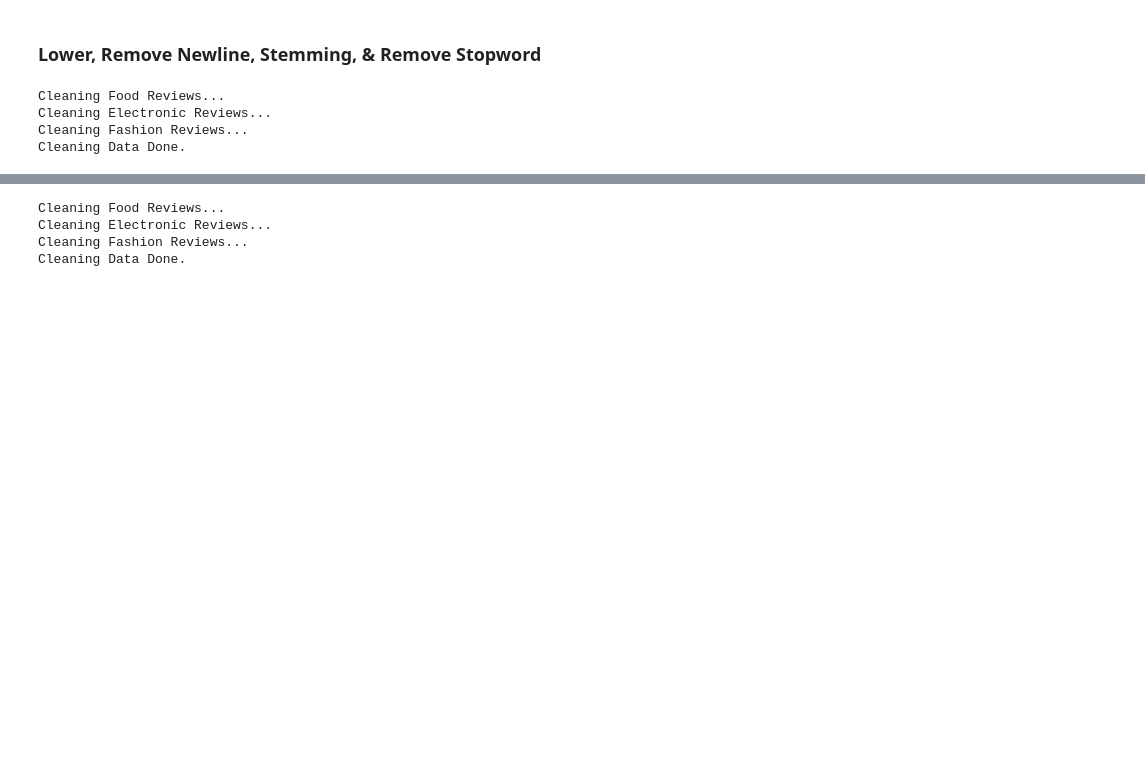
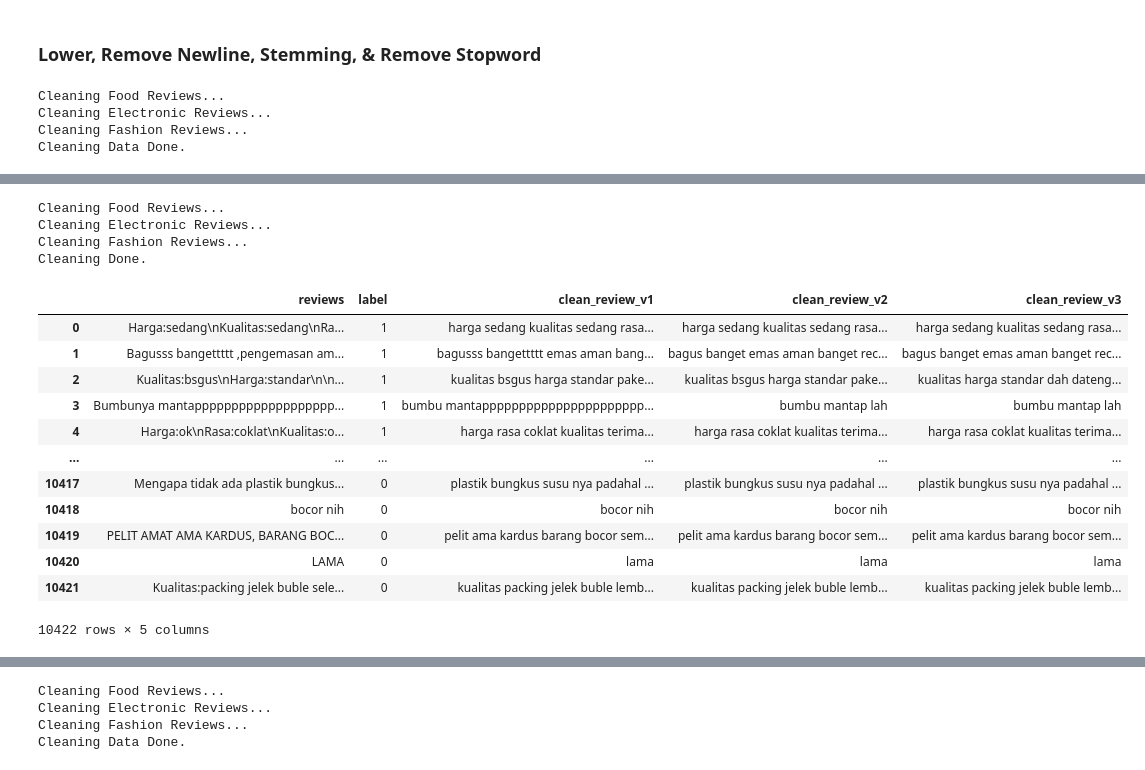
Before and after one commit to taqiyyaghazi/product-reviews-sentiment-analysis, a Jupyter notebook: notebooks/3-cleaning-data.ipynb, the cells around one changed output, grey strips where cells are left out. Cells and saved outputs as stored; diff of their text form; code cells hidden in the pictures; blank space fills up the shorter version.

```diff
--- a/notebooks/3-cleaning-data.ipynb
+++ b/notebooks/3-cleaning-data.ipynb
@@ -73,0 +119,14 @@ df_fashion.to_csv('../data/interim/1_fashion_cleaned_v1.csv', index = False)
+# %%
+def count_word(df):
+    counter = df.clean_review_v2.str.split(expand=True).stack().value_counts().reset_index()
+    counter.columns = ['Word', 'Frequency']
+    return counter
+# %%
+df_food_freq = count_word(df_food_v1)
+food_freq_mino = list(df_food_freq[df_food_freq['Frequency'] <= 3]['Word'])
+
+df_electronic_freq = count_word(df_electronic_v1)
+electronic_freq_mino = list(df_electronic_freq[df_electronic_freq['Frequency'] <= 3]['Word'])
+
+df_fashion_freq = count_word(df_fashion_v1)
+fashion_freq_mino = list(df_fashion_freq[df_fashion_freq['Frequency'] <= 3]['Word'])
@@ -73,0 +160,29 @@ df_fashion.to_csv('../data/interim/1_fashion_cleaned_v1.csv', index = False)
+# %%
+print('Cleaning Food Reviews...')
+df_food_v1 = clean_text_3(df_food_v1, food_freq_mino)
+print('Cleaning Electronic Reviews...')
+df_electronic_v1 = clean_text_3(df_electronic_v1, electronic_freq_mino)
+print('Cleaning Fashion Reviews...')
+df_fashion_v1 = clean_text_3(df_fashion_v1, fashion_freq_mino)
+print('Cleaning Done.')
+# %% [output]
+Cleaning Food Reviews...
+Cleaning Electronic Reviews...
+Cleaning Fashion Reviews...
+Cleaning Done.
+# %%
+df_food_v1
+# %% [output]
+|  | reviews | label | clean_review_v1 | clean_review_v2 | clean_review_v3 |
+| 0 | Harga:sedang\nKualitas:sedang\nRa... | 1 | harga sedang kualitas sedang rasa... | harga sedang kualitas sedang rasa... | harga sedang kualitas sedang rasa... |
+| 1 | Bagusss bangettttt ,pengemasan am... | 1 | bagusss bangettttt emas aman bang... | bagus banget emas aman banget rec... | bagus banget emas aman banget rec... |
+| 2 | Kualitas:bsgus\nHarga:standar\n\n... | 1 | kualitas bsgus harga standar pake... | kualitas bsgus harga standar pake... | kualitas harga standar dah dateng... |
+| 3 | Bumbunya mantappppppppppppppppppp... | 1 | bumbu mantapppppppppppppppppppppp... | bumbu mantap lah | bumbu mantap lah |
+| 4 | Harga:ok\nRasa:coklat\nKualitas:o... | 1 | harga rasa coklat kualitas terima... | harga rasa coklat kualitas terima... | harga rasa coklat kualitas terima... |
+| ... | ... | ... | ... | ... | ... |
+| 10417 | Mengapa tidak ada plastik bungkus... | 0 | plastik bungkus susu nya padahal ... | plastik bungkus susu nya padahal ... | plastik bungkus susu nya padahal ... |
+| 10418 | bocor nih | 0 | bocor nih | bocor nih | bocor nih |
+| 10419 | PELIT AMAT AMA KARDUS, BARANG BOC... | 0 | pelit ama kardus barang bocor sem... | pelit ama kardus barang bocor sem... | pelit ama kardus barang bocor sem... |
+| 10420 | LAMA | 0 | lama | lama | lama |
+| 10421 | Kualitas:packing jelek buble sele... | 0 | kualitas packing jelek buble lemb... | kualitas packing jelek buble lemb... | kualitas packing jelek buble lemb... |
+10422 rows × 5 columns
```
Also changed, not shown: parts of 19 cells of this notebook, 1 other file.
